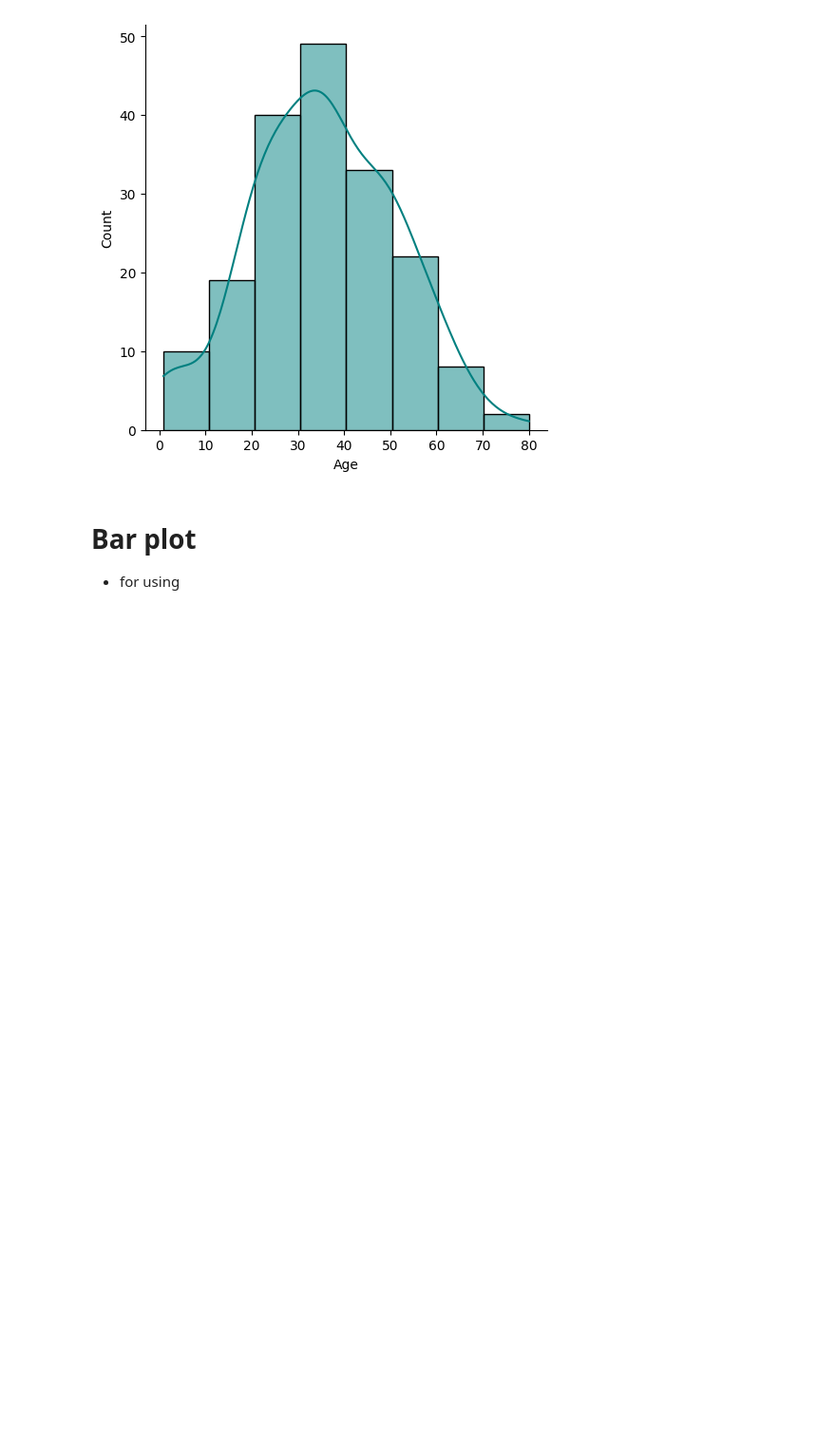
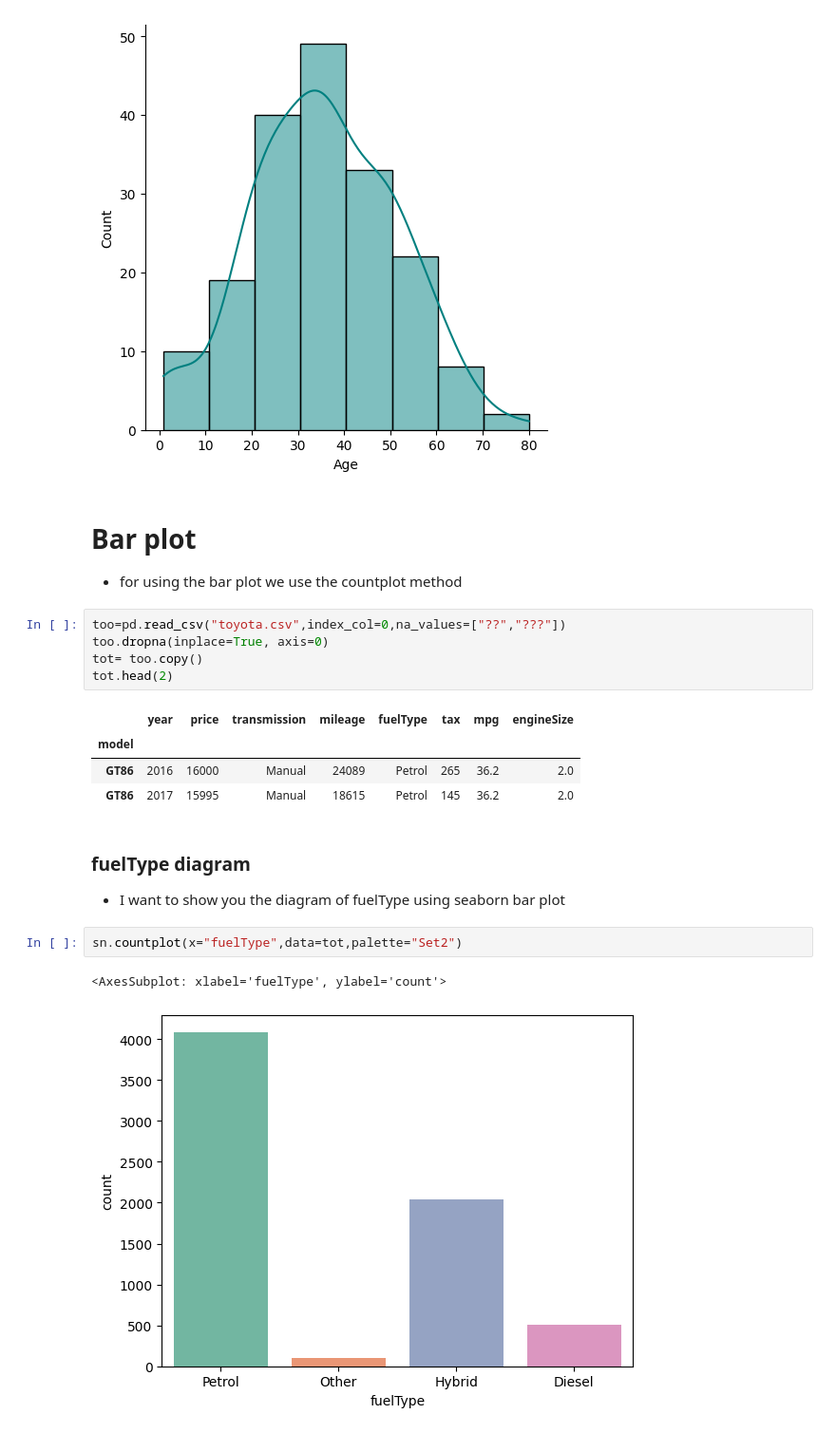
Before and after one commit to HasibullahAman/Data_Visulaization, a Jupyter notebook: Data_Visualization/Data_Visulization_Seborn.ipynb, the cells around one changed output. Shown at 95% size. Cells and saved outputs as stored; diff of their text form; blank space fills up the shorter version.

```diff
--- a/Data_Visualization/Data_Visulization_Seborn.ipynb
+++ b/Data_Visualization/Data_Visulization_Seborn.ipynb
@@ -259,4 +259,22 @@ sn.displot(tot["Age"],color="teal",kde=True,bins=8)
 [figure]
 # %% [markdown]
 # Bar plot
-- for using
+- for using the bar plot we use the countplot method
+# %%
+too=pd.read_csv("toyota.csv",index_col=0,na_values=["??","???"])
+too.dropna(inplace=True, axis=0)
+tot= too.copy()
+tot.head(2)
+# %% [output]
+|  | year | price | transmission | mileage | fuelType | tax | mpg | engineSize |
+| model |  |  |  |  |  |  |  |  |
+| GT86 | 2016 | 16000 | Manual | 24089 | Petrol | 265 | 36.2 | 2.0 |
+| GT86 | 2017 | 15995 | Manual | 18615 | Petrol | 145 | 36.2 | 2.0 |
+# %% [markdown]
+### fuelType diagram
+- I want to show you the diagram of fuelType using seaborn bar plot
+# %%
+sn.countplot(x="fuelType",data=tot,palette="Set2")
+# %% [output]
+<AxesSubplot: xlabel='fuelType', ylabel='count'>
+[figure, added]
```
Also changed, not shown: parts of 4 cells of this notebook.
